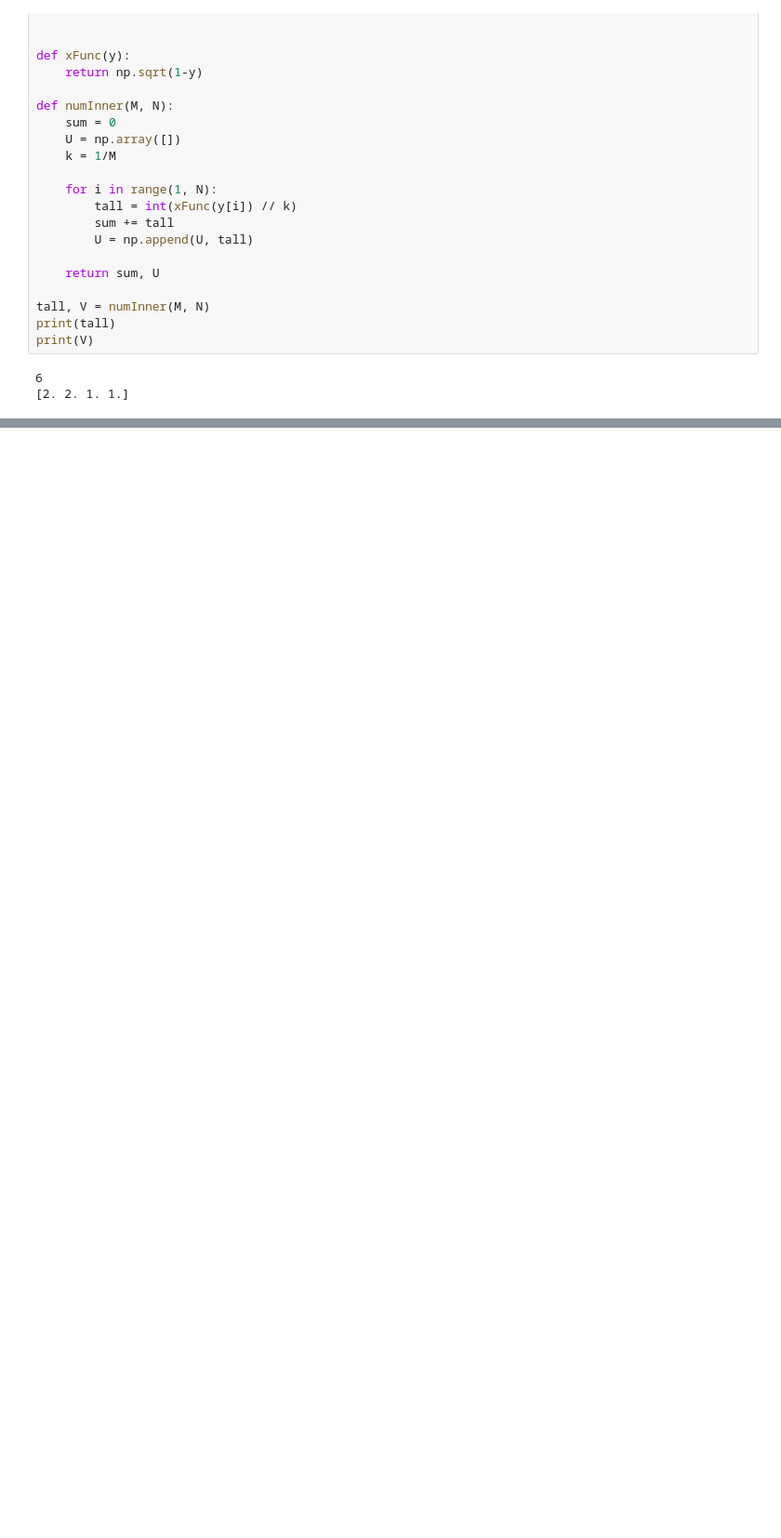
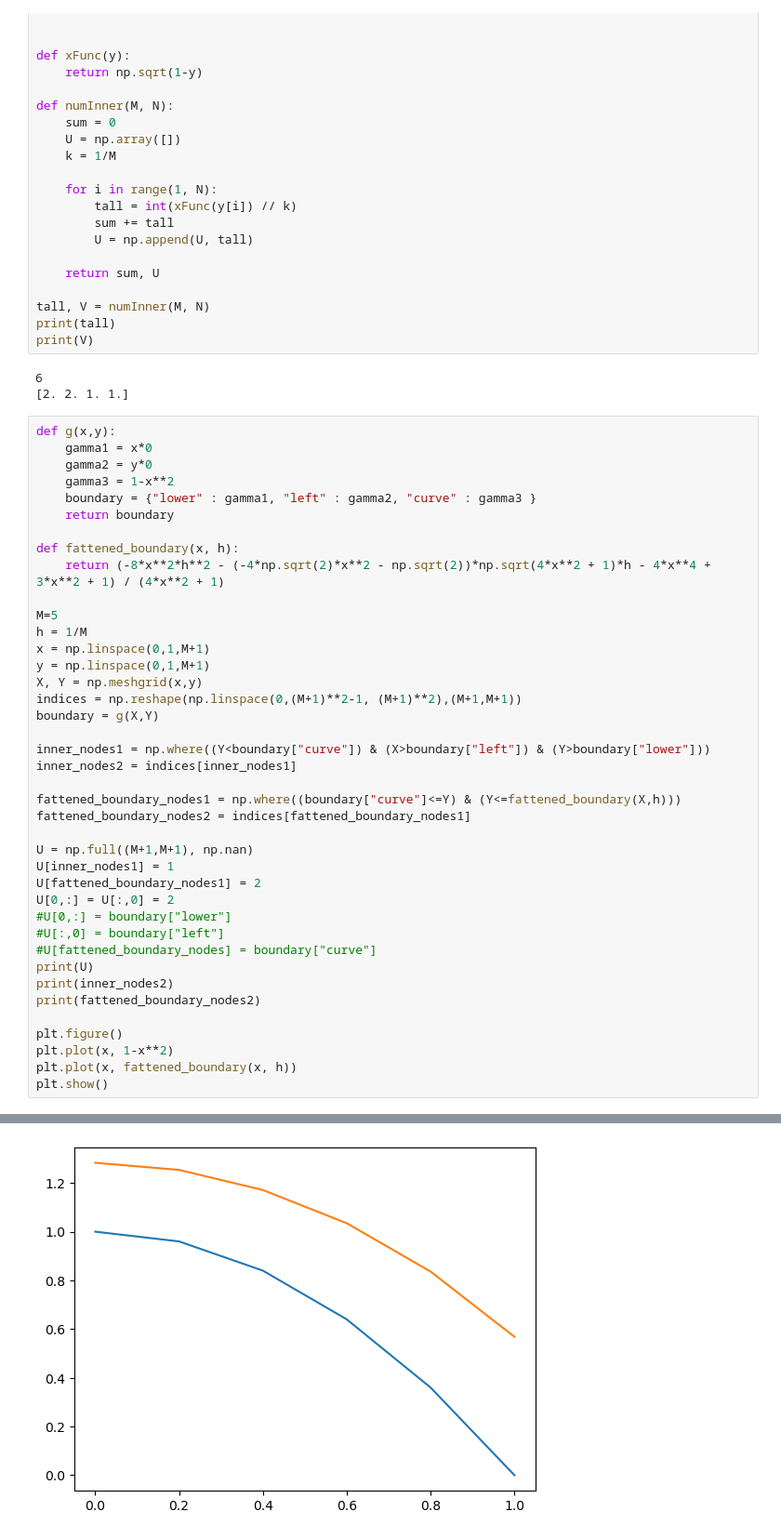
Before and after one commit to Halvardgithub/TMA4212-NumDiff, a Jupyter notebook: Project 1/TMA4212 - Project 1.ipynb, the cells around one changed output, grey strips where cells are left out. Shown at 93% size. Drawn from its saved outputs; the diff is of its cells as text; blank space fills up the shorter version.

Commit message:
fiksa litt til oppgave 2 med fatten the boundary

```diff
--- a/Project 1/TMA4212 - Project 1.ipynb
+++ b/Project 1/TMA4212 - Project 1.ipynb
@@ -527,3 +528,44 @@ print(V)
 # %% [output]
 6
 [2. 2. 1. 1.]
+# %%
+def g(x,y):
+    gamma1 = x*0
+    gamma2 = y*0
+    gamma3 = 1-x**2
+    boundary = {"lower" : gamma1, "left" : gamma2, "curve" : gamma3 }
+    return boundary
+
+def fattened_boundary(x, h):
+    return (-8*x**2*h**2 - (-4*np.sqrt(2)*x**2 - np.sqrt(2))*np.sqrt(4*x**2 + 1)*h - 4*x**4 + 3*x**2 + 1) / (4*x**2 + 1)
+
+M=5
+h = 1/M
+x = np.linspace(0,1,M+1)
+y = np.linspace(0,1,M+1)
+X, Y = np.meshgrid(x,y)
+indices = np.reshape(np.linspace(0,(M+1)**2-1, (M+1)**2),(M+1,M+1))
+boundary = g(X,Y)
+
+inner_nodes1 = np.where((Y<boundary["curve"]) & (X>boundary["left"]) & (Y>boundary["lower"]))
+inner_nodes2 = indices[inner_nodes1]
+
+fattened_boundary_nodes1 = np.where((boundary["curve"]<=Y) & (Y<=fattened_boundary(X,h)))
+fattened_boundary_nodes2 = indices[fattened_boundary_nodes1]
+
+U = np.full((M+1,M+1), np.nan)
+U[inner_nodes1] = 1
+U[fattened_boundary_nodes1] = 2
+U[0,:] = U[:,0] = 2
+#U[0,:] = boundary["lower"]
+#U[:,0] = boundary["left"]
+#U[fattened_boundary_nodes] = boundary["curve"]
+print(U)
+print(inner_nodes2)
+print(fattened_boundary_nodes2)
+
+plt.figure()
+plt.plot(x, 1-x**2)
+plt.plot(x, fattened_boundary(x, h))
+plt.show()
+# %% [output]
@@ -529,0 +580 @@ print(V)
+[figure, added]
```
Also changed, not shown: parts of 7 cells of this notebook.
